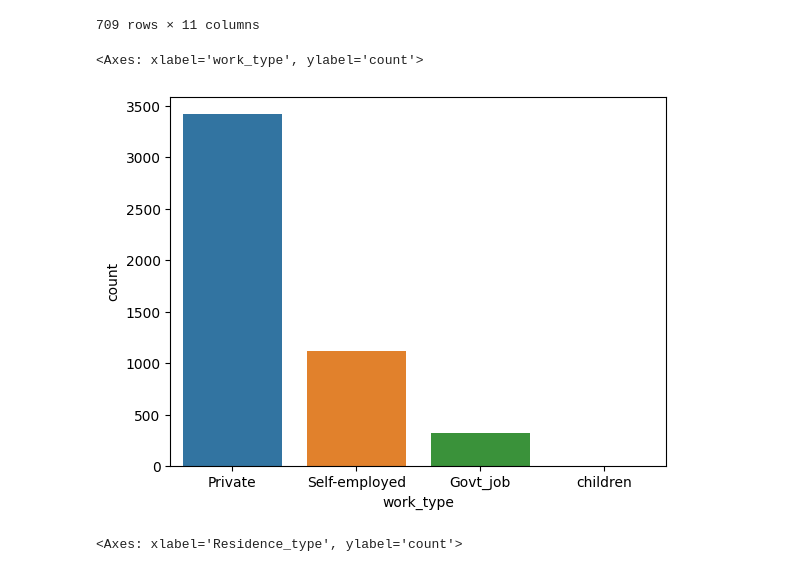
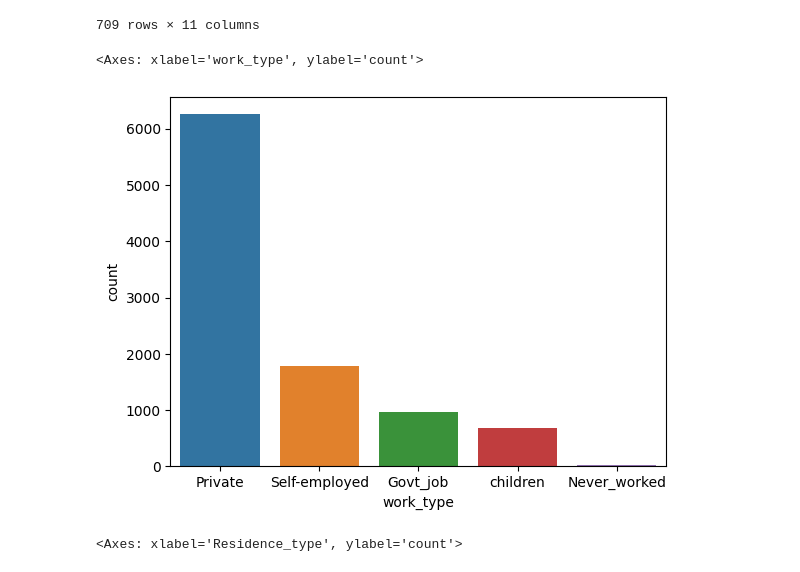
Before and after one commit to rimshidali/stroke, a Jupyter notebook: stroke_rough.ipynb, the cells around one changed output. Cells and saved outputs as stored; diff of their text form; code cells hidden in the pictures.

```diff
--- a/stroke_rough.ipynb
+++ b/stroke_rough.ipynb
@@ -198,8 +201,8 @@ resdf[(resdf['work_type'] == 'children') | (resdf['work_type'] == 'Never_worked'
 | 5103 | Female | 13.00 | 0 | 0 | No | children | Rural | ... |
 709 rows × 11 columns
 # %%
-sns.countplot(x = strok['work_type'])
+sns.countplot(x = resdf['work_type'])
 # %% [output]
 <Axes: xlabel='work_type', ylabel='count'>
-[figure, old version]
+[figure, new version]
 # %%
```
Also changed, not shown: parts of 36 cells of this notebook.
